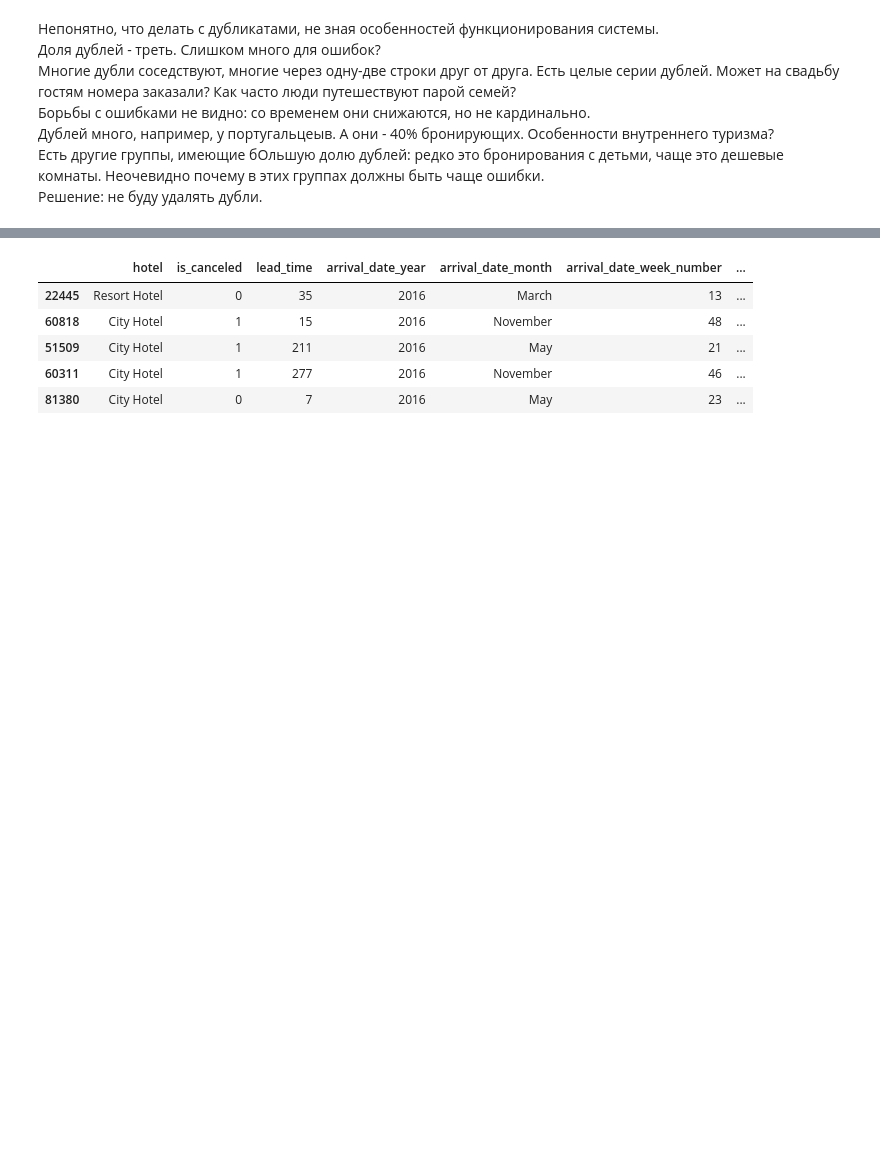
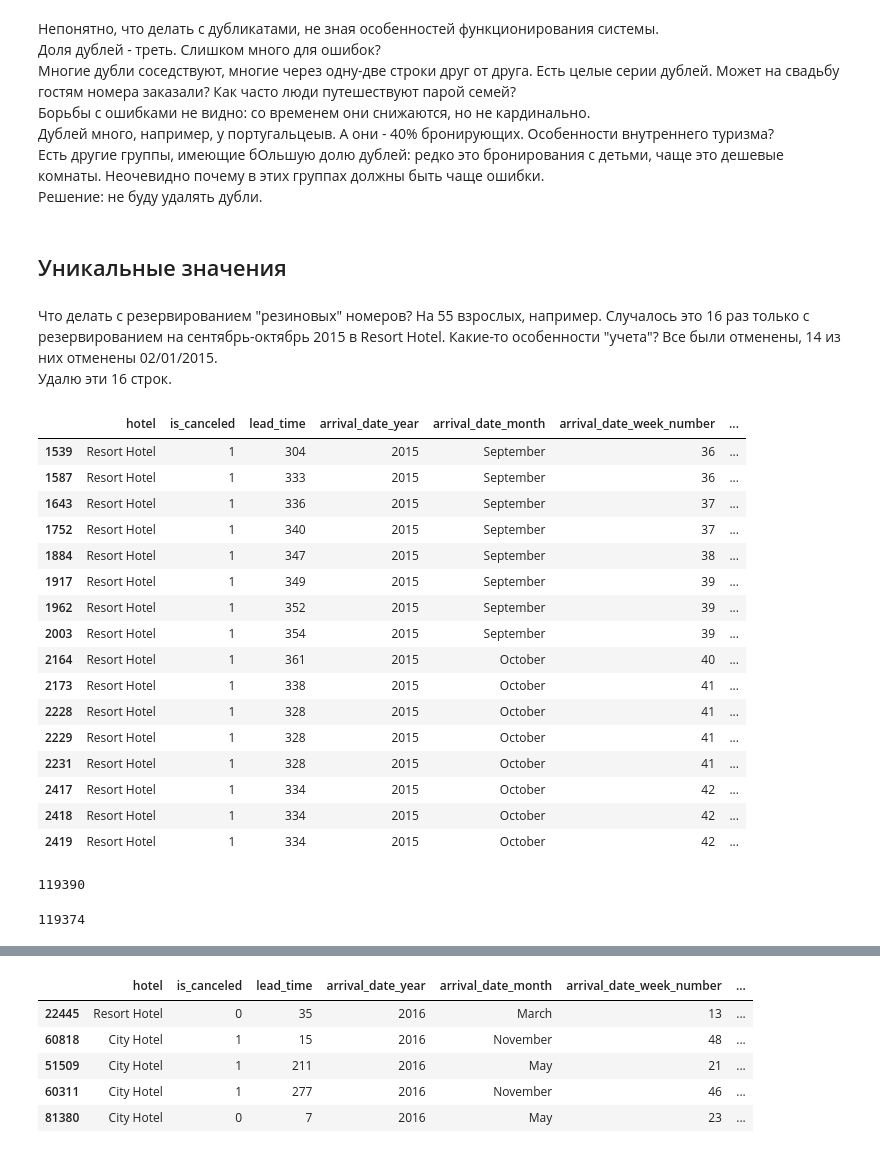
Before and after one commit to gbrs/bookings_eda, a Jupyter notebook: bookings_eda.ipynb, the cells around one changed output, grey strips where cells are left out. Saved outputs shown, nothing was run; the diff lists cells and outputs as text; code cells hidden in the pictures; blank space fills up the shorter version.

```diff
--- a/bookings_eda.ipynb
+++ b/bookings_eda.ipynb
@@ -350,3 +350,33 @@ Name: adr, dtype: Float64
 Есть другие группы, имеющие бОльшую долю дублей: редко это бронирования с детьми, чаще это дешевые комнаты.
 Неочевидно почему в этих группах должны быть чаще ошибки.
 Решение: не буду удалять дубли.
+# %% [markdown]
+## Уникальные значения
+# %% [markdown]
+Что делать с резервированием "резиновых" номеров? На 55 взрослых, например.
+Случалось это 16 раз только с резервированием на сентябрь-октябрь 2015 в Resort Hotel. Какие-то особенности "учета"? Все были отменены, 14 из них отменены 02/01/2015.
+Удалю эти 16 строк.
+# %%
+df[df.adults > 4]
+# %% [output]
+|  | hotel | is_canceled | lead_time | arrival_date_year | arrival_date_month | arrival_date_week_number | ... |
+| 1539 | Resort Hotel | 1 | 304 | 2015 | September | 36 | ... |
+| 1587 | Resort Hotel | 1 | 333 | 2015 | September | 36 | ... |
+| 1643 | Resort Hotel | 1 | 336 | 2015 | September | 37 | ... |
+| 1752 | Resort Hotel | 1 | 340 | 2015 | September | 37 | ... |
+| 1884 | Resort Hotel | 1 | 347 | 2015 | September | 38 | ... |
+| 1917 | Resort Hotel | 1 | 349 | 2015 | September | 39 | ... |
+| 1962 | Resort Hotel | 1 | 352 | 2015 | September | 39 | ... |
+| 2003 | Resort Hotel | 1 | 354 | 2015 | September | 39 | ... |
+| 2164 | Resort Hotel | 1 | 361 | 2015 | October | 40 | ... |
+| 2173 | Resort Hotel | 1 | 338 | 2015 | October | 41 | ... |
+| 2228 | Resort Hotel | 1 | 328 | 2015 | October | 41 | ... |
+| 2229 | Resort Hotel | 1 | 328 | 2015 | October | 41 | ... |
+| 2231 | Resort Hotel | 1 | 328 | 2015 | October | 41 | ... |
+| 2417 | Resort Hotel | 1 | 334 | 2015 | October | 42 | ... |
+| 2418 | Resort Hotel | 1 | 334 | 2015 | October | 42 | ... |
+| 2419 | Resort Hotel | 1 | 334 | 2015 | October | 42 | ... |
+# %%
+df.shape[0]
+# %% [output]
+119390
@@ -352,0 +385,4 @@ Name: adr, dtype: Float64
+# %%
+df.shape[0]
+# %% [output]
+119374
```
Also changed, not shown: parts of 2 cells of this notebook, 1 other file.
